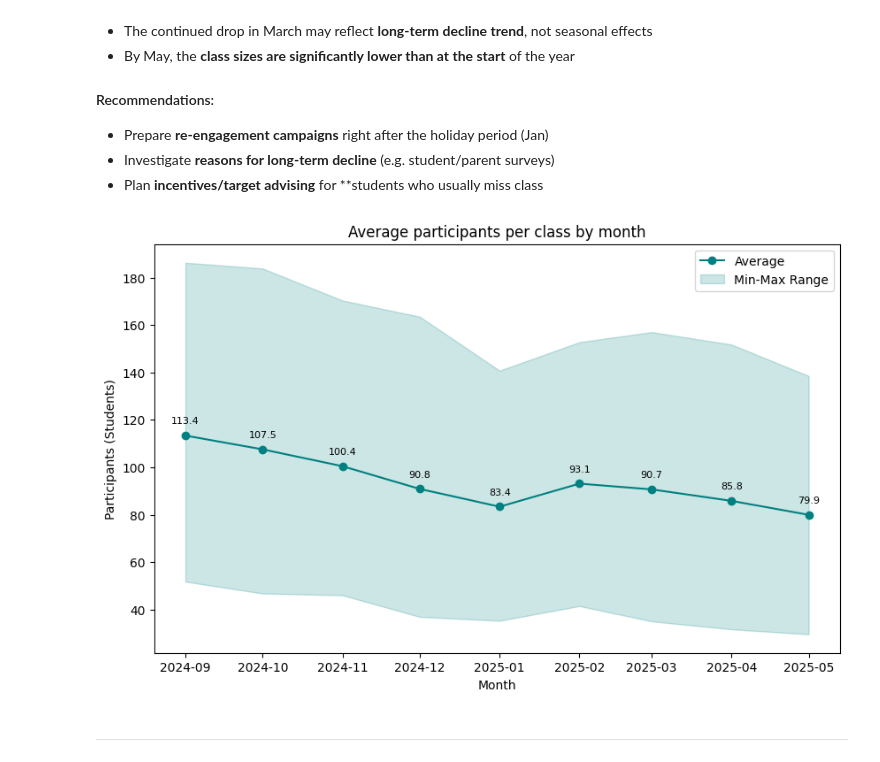
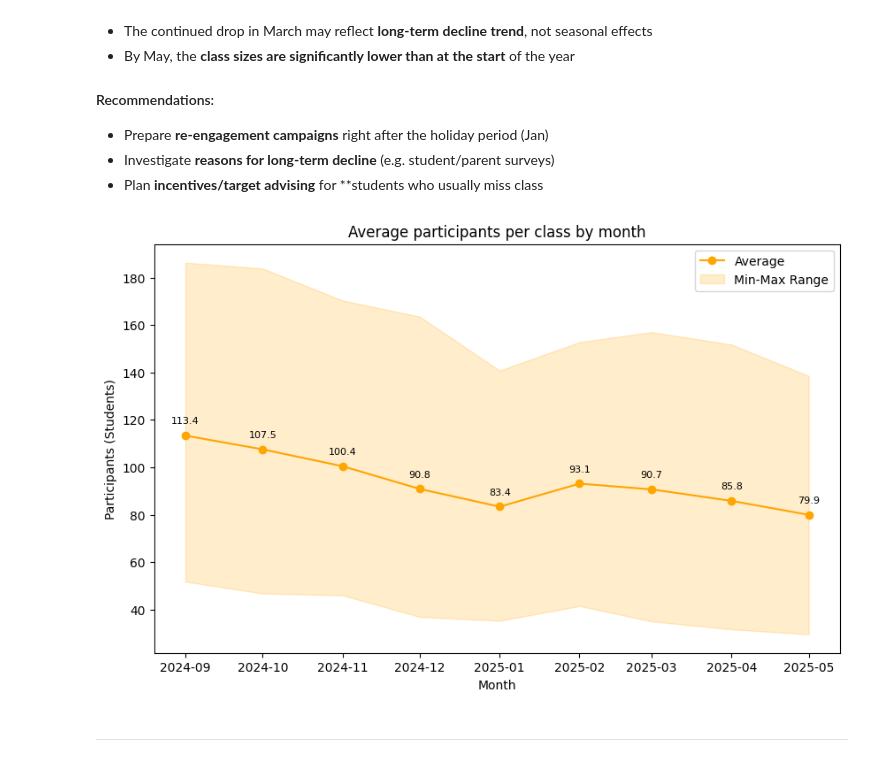
Before and after one commit to tthvan/Customer-Retention-Analysis, a Jupyter notebook: cleanin.ipynb, the cells around one changed output. Cells and saved outputs as stored; diff of their text form; code cells hidden in the pictures.

```diff
--- a/cleanin.ipynb
+++ b/cleanin.ipynb
@@ -875,28 +875,28 @@ plt.show()
 # %%
 #Get the overall school participants over the year
 all_participants = monthly_stats.groupby('month').agg(
     mean=('participants', 'mean'),
     min=('participants', 'min'),
     max=('participants','max')
 ).reset_index()
 
 #Plot
 plt.figure(figsize=(10,6))
-plt.plot(all_participants['month'], all_participants['mean'], marker='o', linestyle='-', color='teal', label='Average')
-plt.fill_between( all_participants['month'], all_participants['min'], all_participants['max'], alpha=0.2, color='teal', label='Min-Max Range')
+plt.plot(all_participants['month'], all_participants['mean'], marker='o', linestyle='-', color='orange', label='Average')
+plt.fill_between( all_participants['month'], all_participants['min'], all_participants['max'], alpha=0.2, color='orange', label='Min-Max Range')
 
 for i, row in all_participants.iterrows():
     plt.text(row['month'], row['mean']+5,
              f"{row['mean']:.1f}",
              fontsize=8, ha='center', color='black')
 
 plt.xlabel('Month')
 plt.ylabel('Participants (Students)')
 plt.title("Average participants per class by month")
 plt.legend()
 plt.show()
 # %% [output]
-[figure, old version]
+[figure, new version]
 # %% [markdown]
 ---
 # %% [markdown]
```
Also changed, not shown: parts of 1 cell of this notebook.
